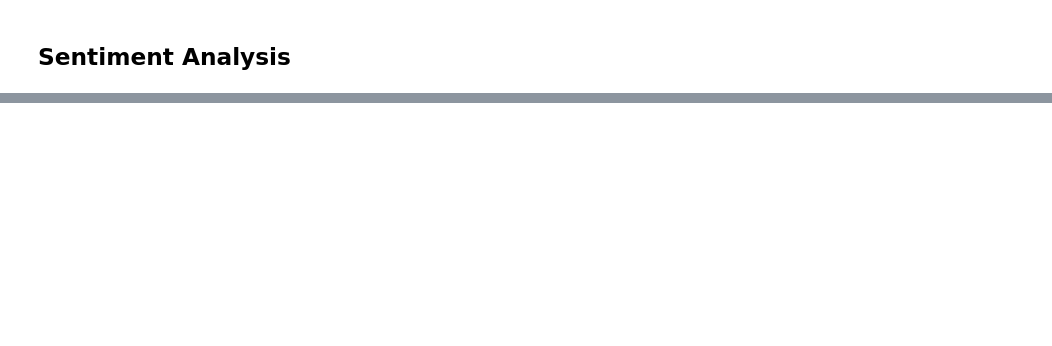
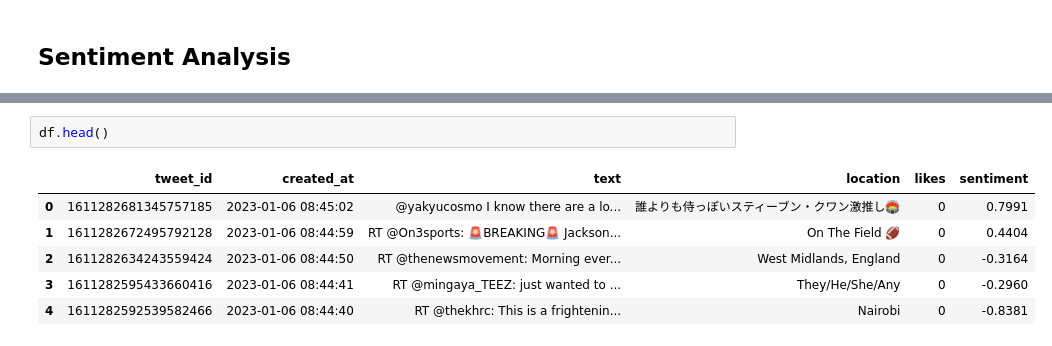
Before and after one commit to abdulfataiameen/2022-Tweet-Sentiment-Analysis, a Jupyter notebook: 2022_Sentiment_Analysis.ipynb, the cells around one changed output, grey strips where cells are left out. Saved outputs shown, nothing was run; the diff lists cells and outputs as text; blank space fills up the shorter version.

```diff
--- a/2022_Sentiment_Analysis.ipynb
+++ b/2022_Sentiment_Analysis.ipynb
@@ -172,0 +185,9 @@ fig.show()
+# %%
+df.head()
+# %% [output]
+|  | tweet_id | created_at | text | location | likes | sentiment |
+| 0 | 1611282681345757185 | 2023-01-06 08:45:02 | @yakyucosmo I know there are a lo... | 誰よりも侍っぽいスティーブン・クワン激推し🏟 | 0 | 0.7991 |
+| 1 | 1611282672495792128 | 2023-01-06 08:44:59 | RT @On3sports: 🚨BREAKING🚨 Jackson... | On The Field 🏈 | 0 | 0.4404 |
+| 2 | 1611282634243559424 | 2023-01-06 08:44:50 | RT @thenewsmovement: Morning ever... | West Midlands, England | 0 | -0.3164 |
+| 3 | 1611282595433660416 | 2023-01-06 08:44:41 | RT @mingaya_TEEZ: just wanted to ... | They/He/She/Any | 0 | -0.2960 |
+| 4 | 1611282592539582466 | 2023-01-06 08:44:40 | RT @thekhrc: This is a frightenin... | Nairobi | 0 | -0.8381 |
```
Also changed, not shown: parts of 16 cells of this notebook.
